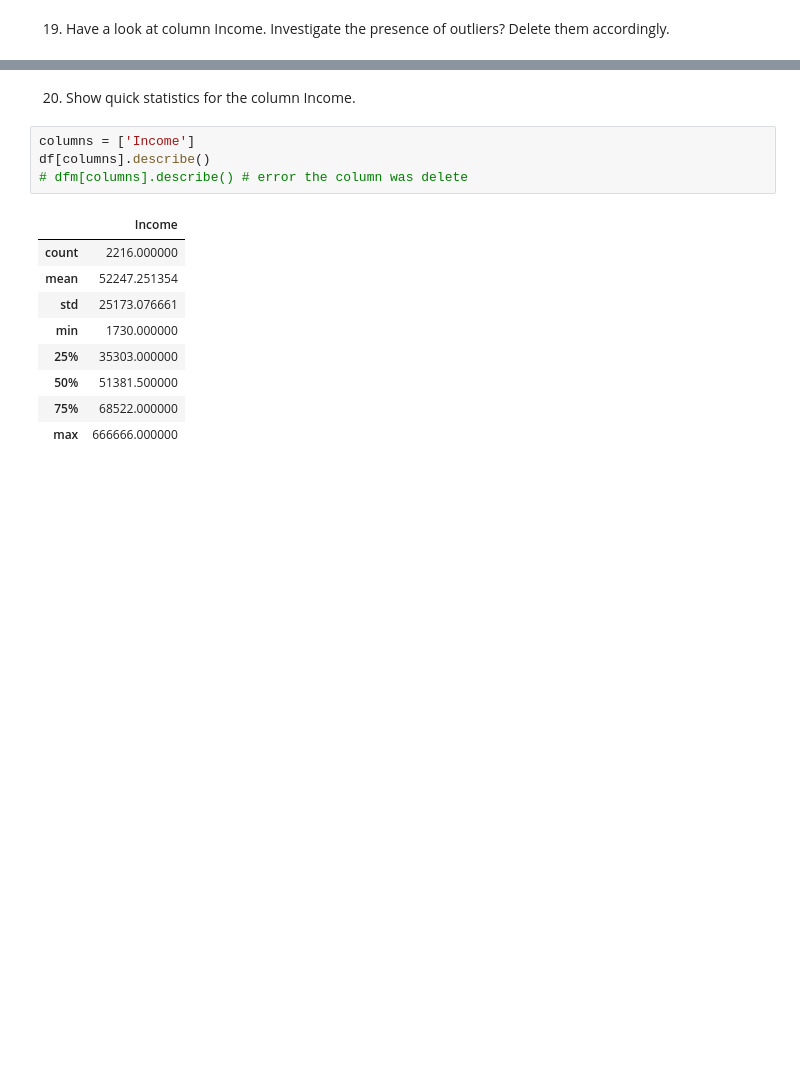
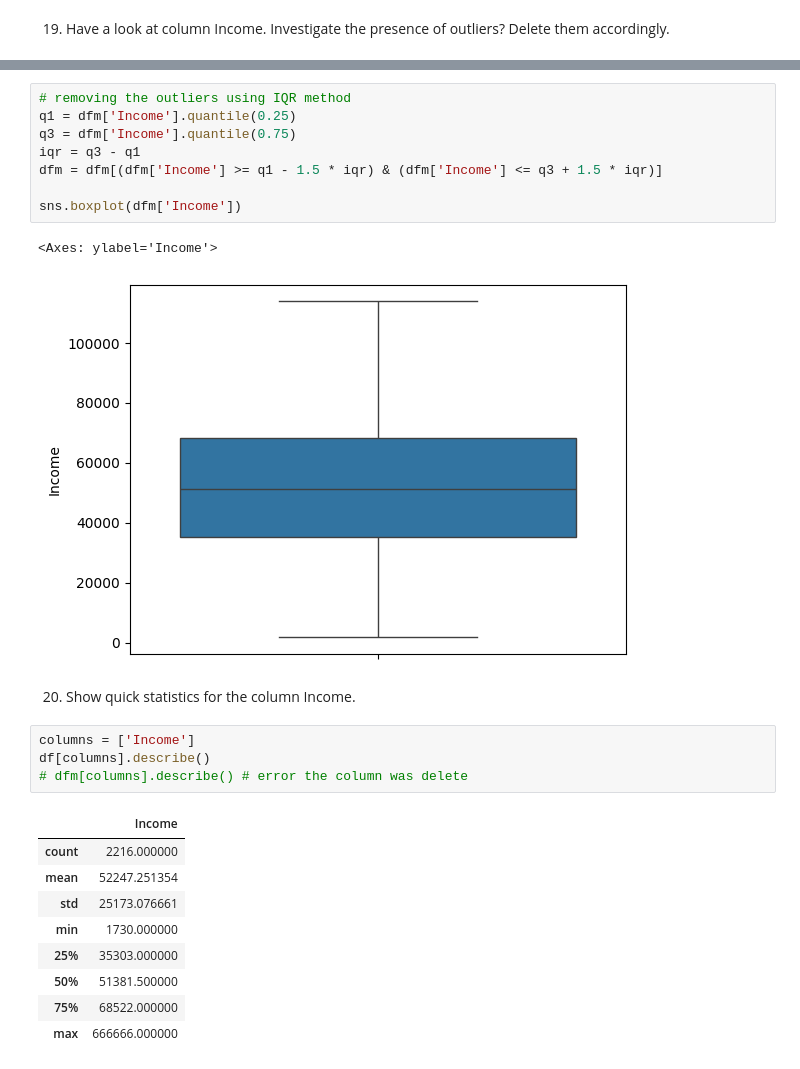
Before and after one commit to sudhanshrestha/final_project_big_data_prog, a Jupyter notebook: FinalProject.ipynb, the cells around one changed output, grey strips where cells are left out. Cells and saved outputs as stored; diff of their text form; blank space fills up the shorter version.

```diff
--- a/FinalProject.ipynb
+++ b/FinalProject.ipynb
@@ -291,3 +384,14 @@ dfm.drop(columns=columns_to_delete, inplace=True)
+# %%
+# removing the outliers using IQR method
+q1 = dfm['Income'].quantile(0.25)
+q3 = dfm['Income'].quantile(0.75)
+iqr = q3 - q1
+dfm = dfm[(dfm['Income'] >= q1 - 1.5 * iqr) & (dfm['Income'] <= q3 + 1.5 * iqr)]
+
+sns.boxplot(dfm['Income'])
+# %% [output]
+<Axes: ylabel='Income'>
+[figure, added]
 # %% [markdown]
 20. Show quick statistics for the column Income.
 # %%
```
Also changed, not shown: parts of 36 cells of this notebook, 3 other files.
